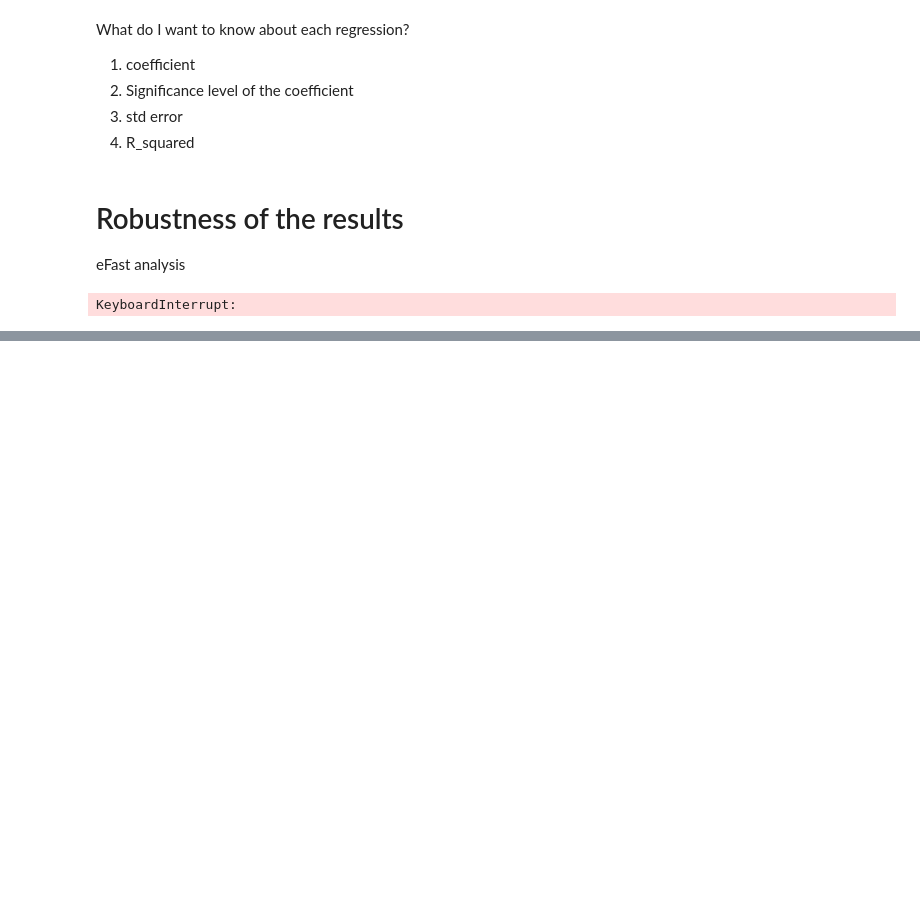
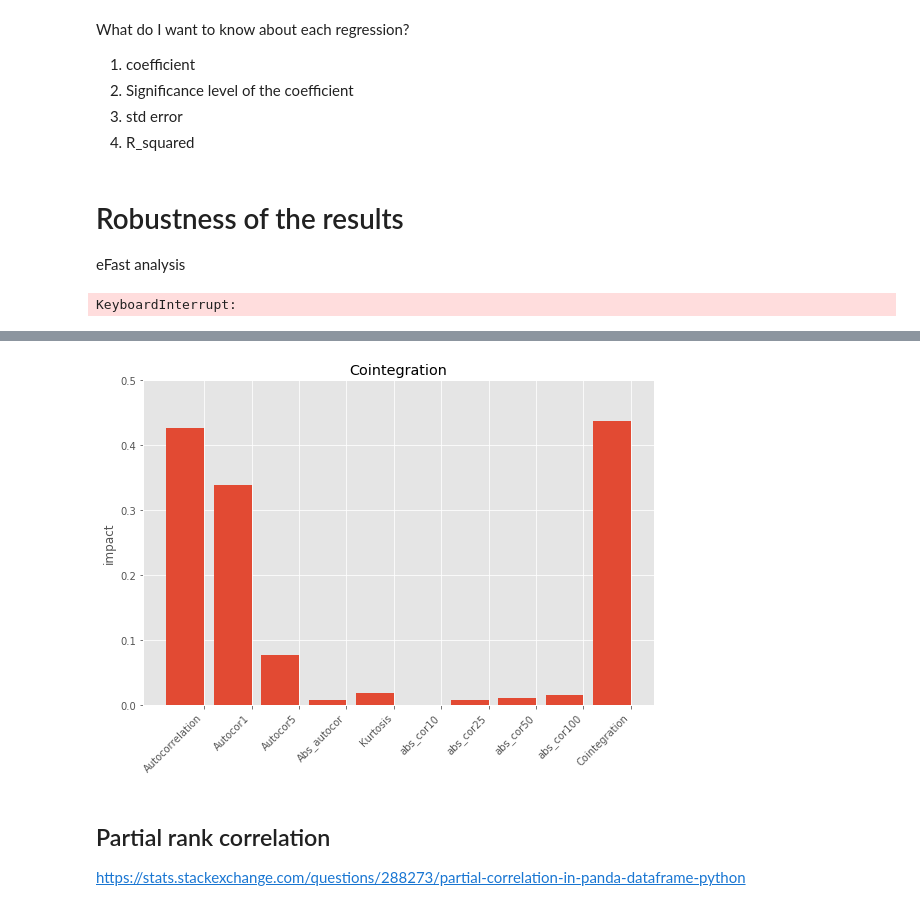
Before and after one commit to joerischasfoort/sim-fin-abm, a Jupyter notebook: Experiment_and_robustness.ipynb, the cells around one changed output, grey strips where cells are left out. Cells and saved outputs as stored; diff of their text form; code cells hidden in the pictures; blank space fills up the shorter version.

```diff
--- a/Experiment_and_robustness.ipynb
+++ b/Experiment_and_robustness.ipynb
@@ -227,6 +227,9 @@ fixed_parameters = {"spread_max": 0.004087, "fundamental_value": 166,
           "std_vol": 7, "w_random": 73.28414619497076}
 # %%
 NRUNS = 1
+# %%
+test_labels = ['Autocorrelation', 'Autocor1', 'Autocor5', 'Abs_autocor', 'Kurtosis',
+              'abs_cor10', 'abs_cor25', 'abs_cor50', 'abs_cor100', 'Cointegration']
 # %%
 # extract J-value & MCR
 model_output = sim_robustness(1, all_parameters, fixed_parameters, empirical_moments, W, confidence_intervals_moments)
@@ -235,3 +238,5 @@ KeyboardInterrupt:
 # %%
 # transform output, first put in df
 sc_fast = pd.DataFrame(model_output)
+# %%
+sc_fast = pd.read_csv('sim_efast_output.csv', sep='&')[['j_score', 'mcr_scores']]
@@ -238,4 +245,5 @@ sc_fast = pd.DataFrame(model_output)
 # %%
 # split df and add individual columns
 sc_fast2 = pd.DataFrame(sc_fast)
+sc_fast2['mcr_scores'] = sc_fast2.mcr_scores.apply(ast.literal_eval)
 sc_fast2[test_labels] = pd.DataFrame(sc_fast2.mcr_scores.values.tolist(), index= sc_fast2.index)
@@ -249,23 +305,33 @@ for efl in eFast_labels:
+# %%
+direct_effects = [(label, regressions[label]['S1'][2]) for label in test_labels]
+indirect_effects = [(label, regressions[label]['ST'][2]) for label in test_labels]
 # %%
 # plot histograms
 #fig, ((ax1, ax2, ax3),(ax4, ax5, ax6)) = plt.subplots(2, 3, figsize=(12,5))
-fig, ax = plt.subplots(1, 1, figsize=(8,6))
+# hist. rects1 = all regressions only
 
-N = 4
+fig, ax1 = plt.subplots(1, 1, figsize=(8,6))
+
+N = len(direct_effects)
 ind = np.arange(N)  # the x locations for the groups
-width = 0.40       # the width of the bars
+width = 0.8#0.40       # the width of the bars
 
-ax1.set_title('No autocorrelation')
-rects1 = ax1.bar(ind, impact_on_no_a['S1'], width, color='k')
-rects2 = ax1.bar(ind + width, impact_on_no_a['ST'], width, color='w', hatch='\\')
+ax1.set_title('Cointegration')
+rects1 = ax1.bar(ind, [x[1] for x in direct_effects], width, label='direct')
+#rects2 = ax1.bar(ind + width, [x[1] for x in indirect_effects], width, hatch='\\', label='indirect')
 #ax1.legend((rects1[0], rects2[0]), ('S1', 'ST'))
 ax1.set_ylabel('impact')
 
-ax.set_xticks(ind + width / 2)
-ax.set_xticklabels(eFast_labels)
-ax.set_ylim(0, 1.0)
+ax1.set_xticks(ind + width / 2)
+ax1.set_xticklabels(test_labels, rotation = 45, ha="right")
+ax1.set_ylim(0, 0.5)
+
+#ax1.legend(loc='best')
+fig.tight_layout()
 
 fig.savefig('eFast.png')
+# %% [output]
+[figure, added]
 # %%
 # calc impact on outputs of interest
 # impact_on_no_a = fast.analyze(problem, no_autoc, print_to_console=False)
@@ -321,3 +387,7 @@ fig.savefig('eFast.png')
 #     ax.set_ylim(0, 1.0)
 
 # fig.savefig('eFastExpectations.png')
+# %% [markdown]
+## Partial rank correlation
+
+https://stats.stackexchange.com/questions/288273/partial-correlation-in-panda-dataframe-python
```
Also changed, not shown: parts of 17 cells of this notebook, 1 other file.
